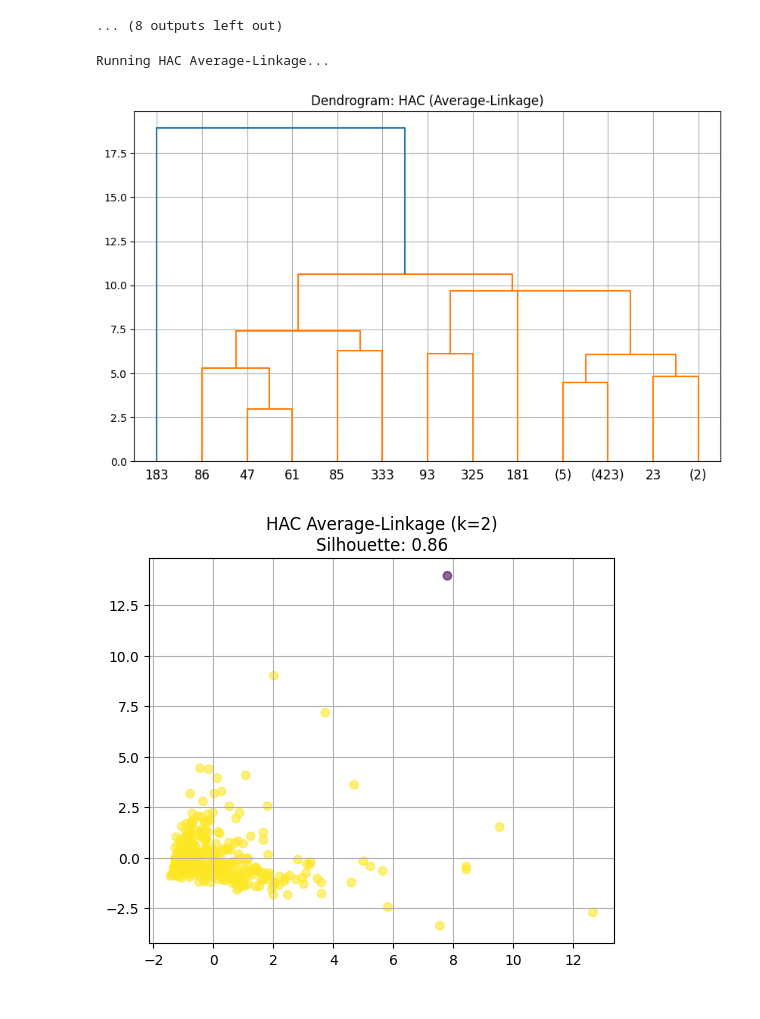
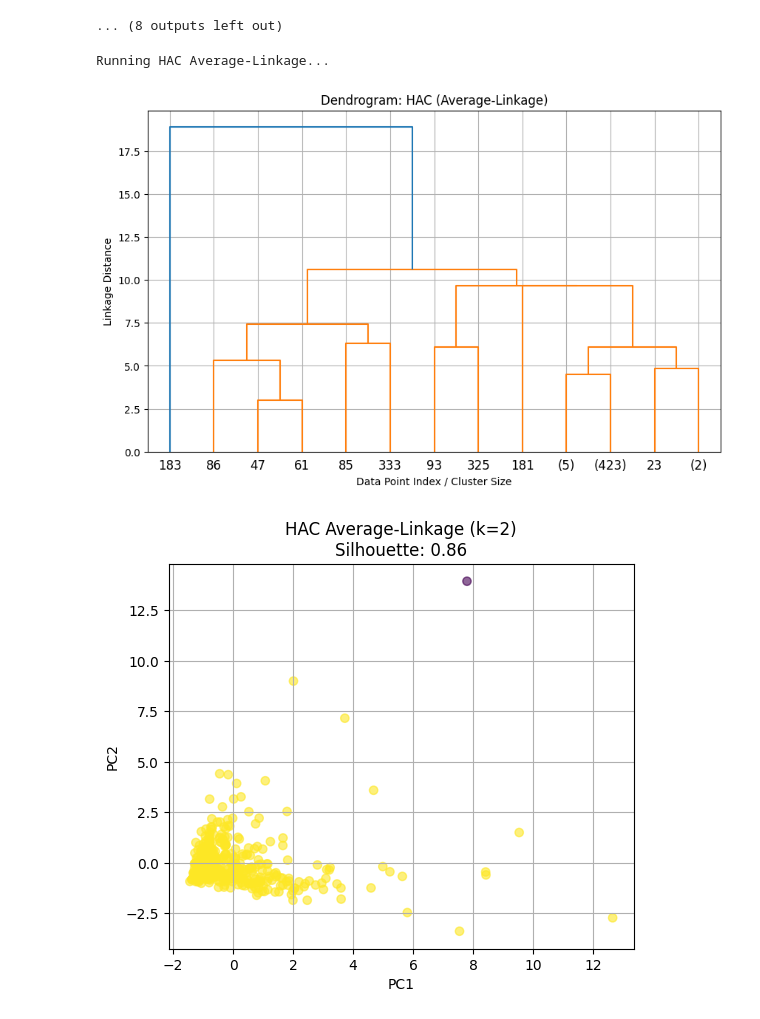
Before and after one commit to ashirk94/wholesale_customer_clustering, a Jupyter notebook: Customer_Data_Clustering_Project.ipynb, the cells around one changed output. Drawn from its saved outputs; the diff is of its cells as text; code cells hidden in the pictures.

```diff
--- a/Customer_Data_Clustering_Project.ipynb
+++ b/Customer_Data_Clustering_Project.ipynb
@@ -271,36 +302,40 @@ hac_avg_results = []
 plt.figure(figsize=(10, 6))
 dendrogram(linkage_matrix_avg, truncate_mode='level', p=5)
 plt.title("Dendrogram: HAC (Average-Linkage)")
+plt.xlabel("Data Point Index / Cluster Size")
+plt.ylabel("Linkage Distance")
 plt.grid(True)
 plt.show()
 
 # Evaluate each k
 for k in k_values:
     clusters = get_clusters_from_merge_history(merge_history_avg, n_samples, k)
     labels = assign_cluster_labels(clusters, n_samples)
     sil = silhouette_score(X_scaled, labels)
     hac_avg_results.append({'method': 'HAC Average', 'k': k, 'silhouette': sil})
 
     # 2D PCA
     plt.figure(figsize=(6, 5))
     plt.scatter(X_pca[:, 0], X_pca[:, 1], c=labels, cmap='viridis', alpha=0.6)
     plt.title(f"HAC Average-Linkage (k={k})\nSilhouette: {sil:.2f}")
+    plt.xlabel("PC1")
+    plt.ylabel("PC2")
     plt.grid(True)
     plt.show()
 
     # 3D PCA
     fig = plt.figure(figsize=(9, 6))
     ax = fig.add_subplot(111, projection='3d')
     ax.scatter(X_3D[:, 0], X_3D[:, 1], X_3D[:, 2], c=labels, cmap='viridis', alpha=0.6)
     ax.set_title(f"HAC Average-Linkage (k={k}) – PCA 3D View")
     ax.set_xlabel("PC1")
     ax.set_ylabel("PC2")
     ax.tick_params(labelsize=9)
     ax.text2D(0.98, 0.85, "PC3 (Z-axis)", transform=ax.transAxes, fontsize=10, ha='right')
     fig.tight_layout(rect=[0, 0, 1, 0.95])
     plt.show()
 # %% [output]
 Running HAC Average-Linkage...
-[figure, old version]
+[figure, new version]
-[figure, old version]
+[figure, new version]
 [figure]
```
Also changed, not shown: parts of 4 cells of this notebook, 1 other file.
